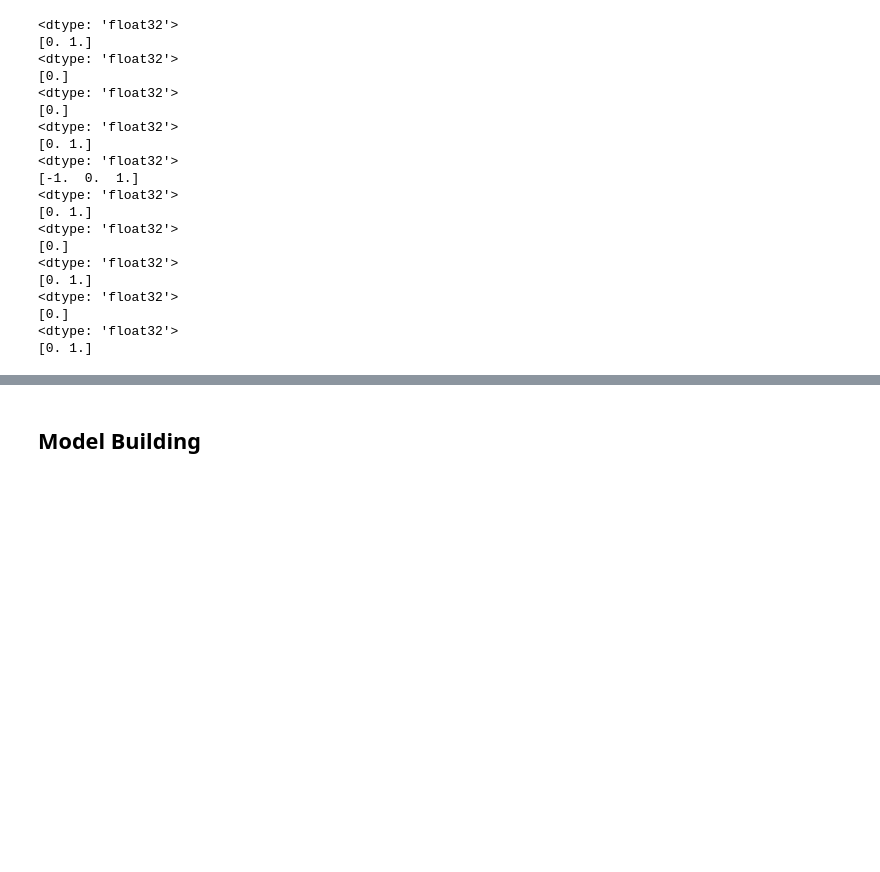
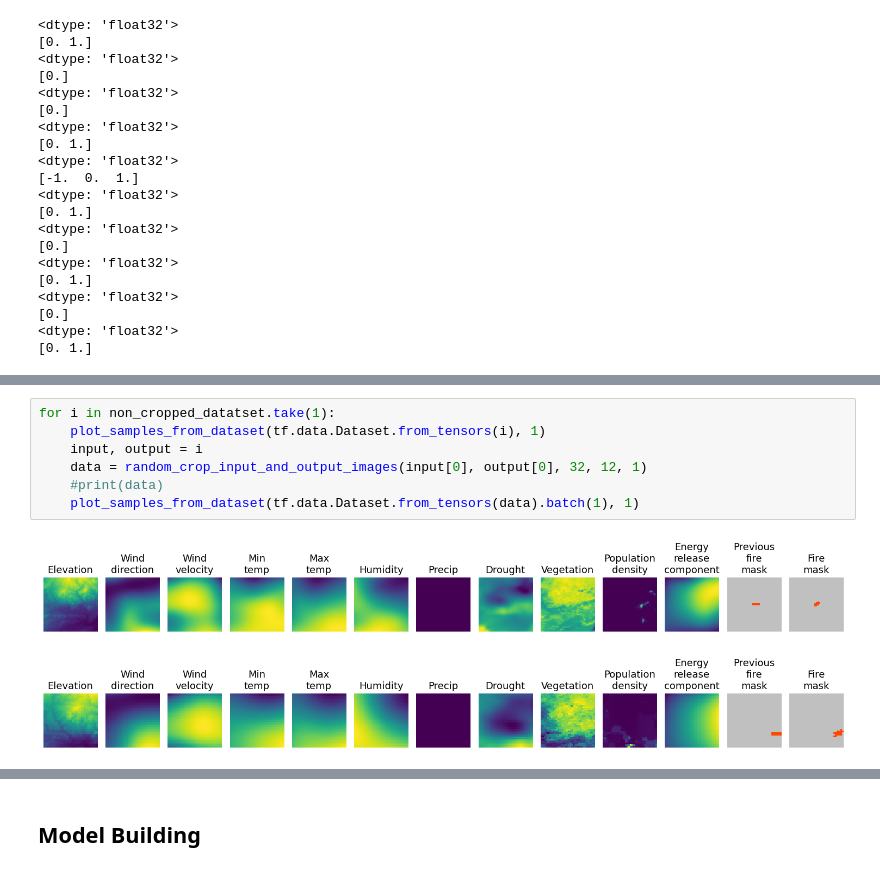
Before and after one commit to spasatron/Fire-Eye, a Jupyter notebook: deep_learning_models/Next_Day_CNN.ipynb, the cells around one changed output, grey strips where cells are left out. Drawn from its saved outputs; the diff is of its cells as text; blank space fills up the shorter version.

```diff
--- a/deep_learning_models/Next_Day_CNN.ipynb
+++ b/deep_learning_models/Next_Day_CNN.ipynb
@@ -449,0 +450,10 @@ plot_samples_from_dataset(non_cropped_datatset, 5)
+# %%
+for i in non_cropped_datatset.take(1):
+    plot_samples_from_dataset(tf.data.Dataset.from_tensors(i), 1)
+    input, output = i
+    data = random_crop_input_and_output_images(input[0], output[0], 32, 12, 1)
+    #print(data)
+    plot_samples_from_dataset(tf.data.Dataset.from_tensors(data).batch(1), 1)
+# %% [output]
+[figure, added]
+[figure, added]
```
Also changed, not shown: parts of 13 cells of this notebook.
